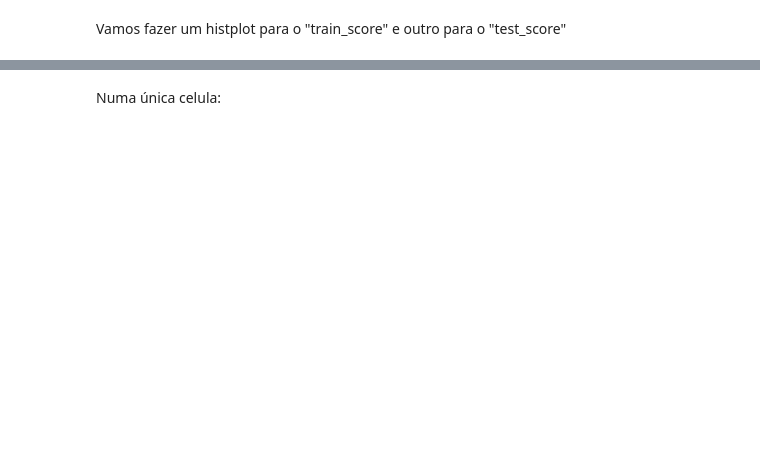
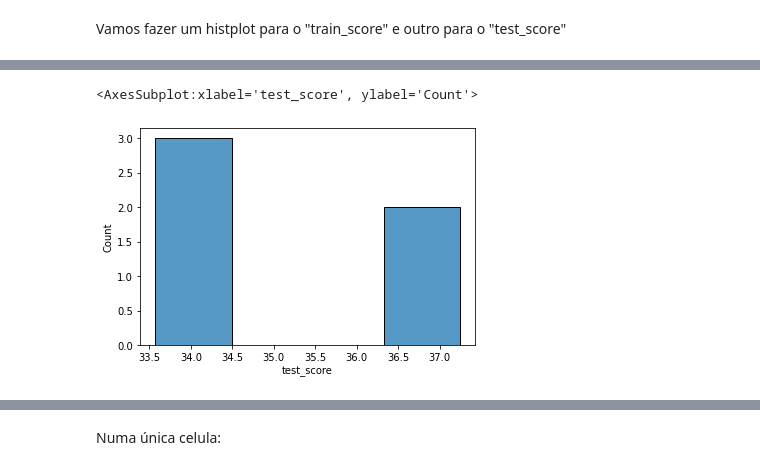
Before and after one commit to patriciacatandi/Lets_Code_DS_Degree_Alunos_ML, a Jupyter notebook: Módulo 9 - Machine Learning I/1_Avaliando_Modelos/Aula_1_validação_cruzada.ipynb, the cells around one changed output, grey strips where cells are left out. Saved outputs shown, nothing was run; the diff lists cells and outputs as text; code cells hidden in the pictures; blank space fills up the shorter version.

```diff
--- a/Módulo 9 - Machine Learning I/1_Avaliando_Modelos/Aula_1_validação_cruzada.ipynb
+++ b/Módulo 9 - Machine Learning I/1_Avaliando_Modelos/Aula_1_validação_cruzada.ipynb
@@ -190,0 +298,5 @@ Vamos fazer um histplot para o "train_score" e outro para o "test_score"
+# %%
+sns.histplot(data=df_result_cv, x="test_score")
+# %% [output]
+<AxesSubplot:xlabel='test_score', ylabel='Count'>
+[figure, added]
```
Also changed, not shown: parts of 29 cells of this notebook.
